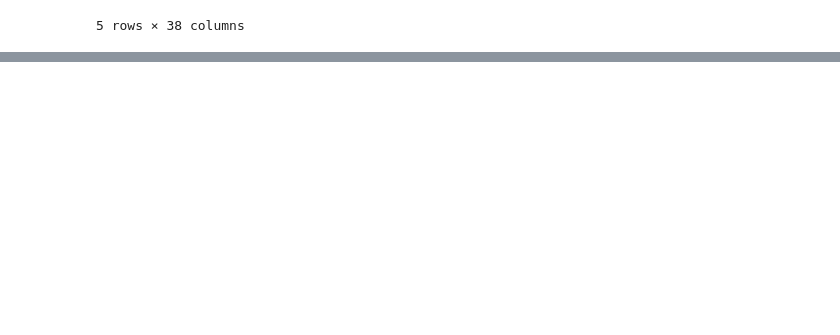
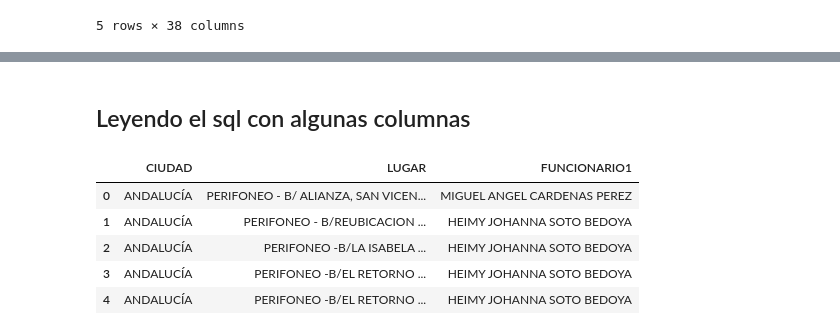
Before and after one commit to LejImkoaj/caracteristicas-basicas-pandas, a Jupyter notebook: importando sql/importando sql.ipynb, the cells around one changed output, grey strips where cells are left out. Saved outputs shown, nothing was run; the diff lists cells and outputs as text; code cells hidden in the pictures; blank space fills up the shorter version.

```diff
--- a/importando sql/importando sql.ipynb
+++ b/importando sql/importando sql.ipynb
@@ -72,0 +91,11 @@ empleados.head()
+# %% [markdown]
+## Leyendo el sql con algunas columnas
+# %%
+pd.read_sql_table('empleados', con=engine.connect(), columns=['CIUDAD','LUGAR','FUNCIONARIO1']).head()
+# %% [output]
+|  | CIUDAD | LUGAR | FUNCIONARIO1 |
+| 0 | ANDALUCÍA | PERIFONEO - B/ ALIANZA, SAN VICEN... | MIGUEL ANGEL CARDENAS PEREZ |
+| 1 | ANDALUCÍA | PERIFONEO - B/REUBICACION ... | HEIMY JOHANNA SOTO BEDOYA |
+| 2 | ANDALUCÍA | PERIFONEO -B/LA ISABELA ... | HEIMY JOHANNA SOTO BEDOYA |
+| 3 | ANDALUCÍA | PERIFONEO -B/EL RETORNO ... | HEIMY JOHANNA SOTO BEDOYA |
+| 4 | ANDALUCÍA | PERIFONEO -B/EL RETORNO ... | HEIMY JOHANNA SOTO BEDOYA |
```
Also changed, not shown: parts of 4 cells of this notebook, 1 other file.
